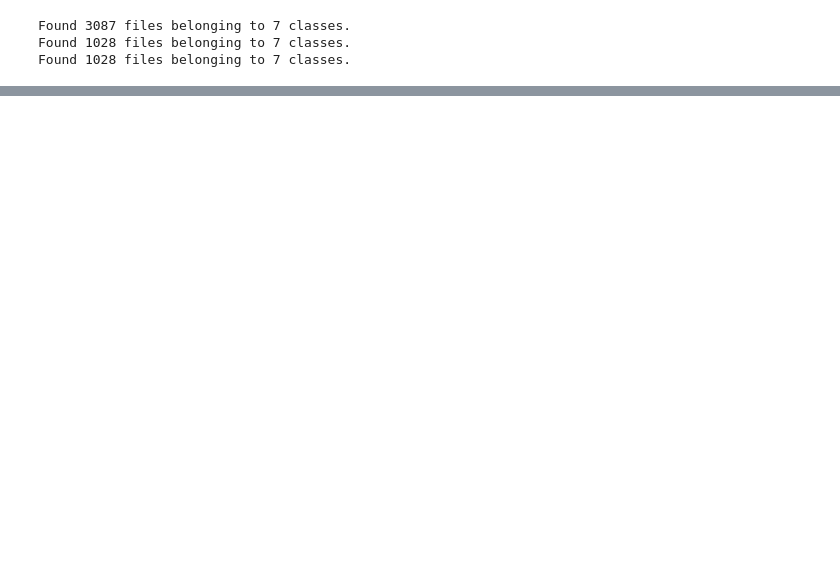
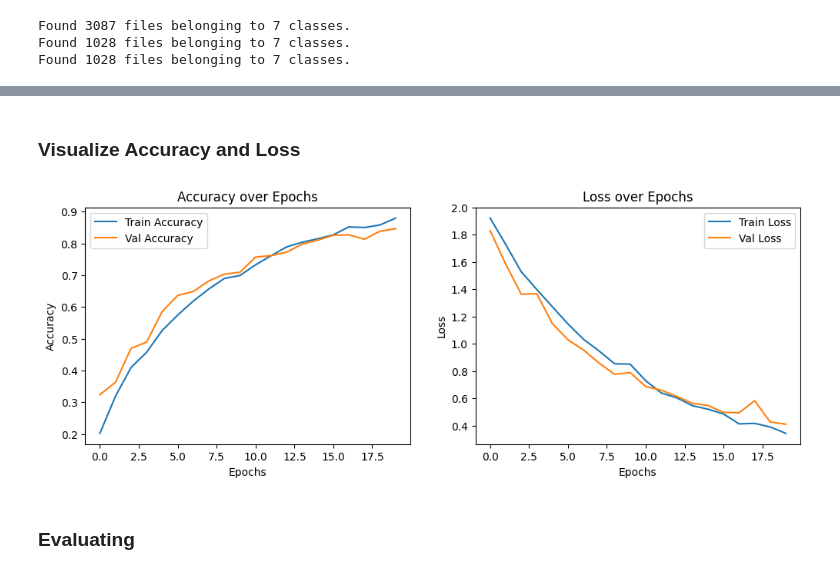
Before and after one commit to omarfathyz8/Teeth-Classification, a Jupyter notebook: TeethClassification.ipynb, the cells around one changed output, grey strips where cells are left out. Saved outputs shown, nothing was run; the diff lists cells and outputs as text; code cells hidden in the pictures; blank space fills up the shorter version.

Commit message:
Model Architecture, Training, Evaluation

```diff
--- a/TeethClassification.ipynb
+++ b/TeethClassification.ipynb
@@ -183,0 +276,14 @@ plt.show()
+# %%
+# Callbacks
+# Stop early if val_loss do not improve for 5 epochs
+early_stop = EarlyStopping(monitor='val_loss', patience=5, restore_best_weights=True)
+# Save the best model as baseline_cnn.keras
+checkpoint = ModelCheckpoint("baseline_cnn.keras", save_best_only=True, monitor="val_loss")
+
+# Train the model
+history = model.fit(
+    train_ds,
+    validation_data=val_ds,
+    epochs=20,
+    callbacks=[early_stop, checkpoint]
+)
@@ -183,0 +308,27 @@ plt.show()
+# %% [markdown]
+### Visualize Accuracy and Loss
+# %%
+# Plot Accuracy
+plt.figure(figsize=(12,4))
+plt.subplot(1,2,1)
+plt.plot(history.history['accuracy'], label='Train Accuracy')
+plt.plot(history.history['val_accuracy'], label='Val Accuracy')
+plt.title('Accuracy over Epochs')
+plt.xlabel('Epochs')
+plt.ylabel('Accuracy')
+plt.legend()
+
+# Plot Loss
+plt.subplot(1,2,2)
+plt.plot(history.history['loss'], label='Train Loss')
+plt.plot(history.history['val_loss'], label='Val Loss')
+plt.title('Loss over Epochs')
+plt.xlabel('Epochs')
+plt.ylabel('Loss')
+plt.legend()
+
+plt.show()
+# %% [output]
+[figure, added]
+# %% [markdown]
+### Evaluating
```
Also changed, not shown: parts of 26 cells of this notebook.
